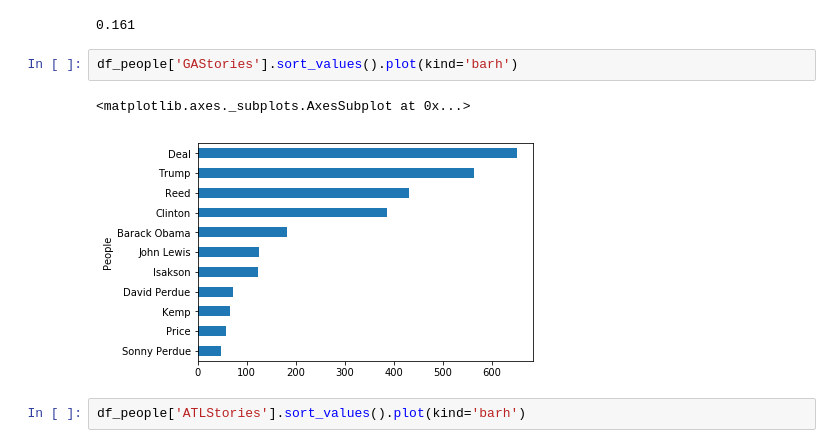
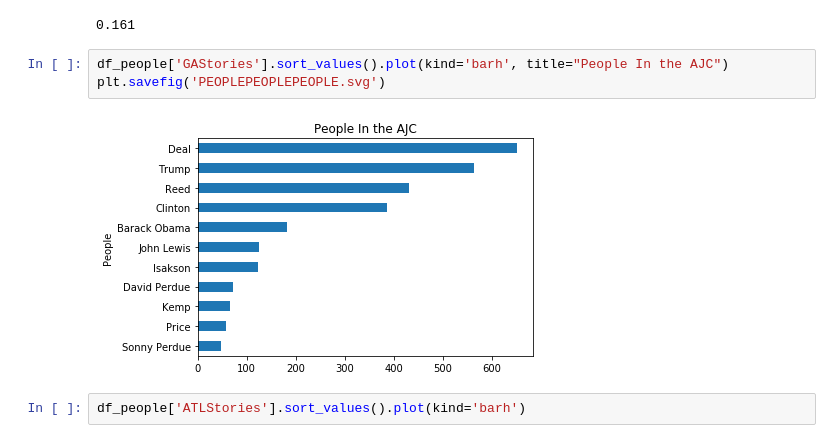
Before and after one commit to maijaliisa/studio-projects, a Jupyter notebook: code/AJCPAGE1/Attempt2_PoliticalCoverage_AJC.ipynb, the cells around one changed output. Saved outputs shown, nothing was run; the diff lists cells and outputs as text.

```diff
--- a/code/AJCPAGE1/Attempt2_PoliticalCoverage_AJC.ipynb
+++ b/code/AJCPAGE1/Attempt2_PoliticalCoverage_AJC.ipynb
@@ -125,10 +141,10 @@ df_people[df_local]['%ATLStories'].sum()
 # %% [output]
 0.161
 # %%
-df_people['GAStories'].sort_values().plot(kind='barh')
+df_people['GAStories'].sort_values().plot(kind='barh', title="People In the AJC")
+plt.savefig('PEOPLEPEOPLEPEOPLE.svg')
 # %% [output]
-<matplotlib.axes._subplots.AxesSubplot at 0x...>
-[figure, old version]
+[figure, new version]
 # %%
 df_people['ATLStories'].sort_values().plot(kind='barh')
 # %% [output]
```
Also changed, not shown: parts of 14 cells of this notebook, 42 other files.
